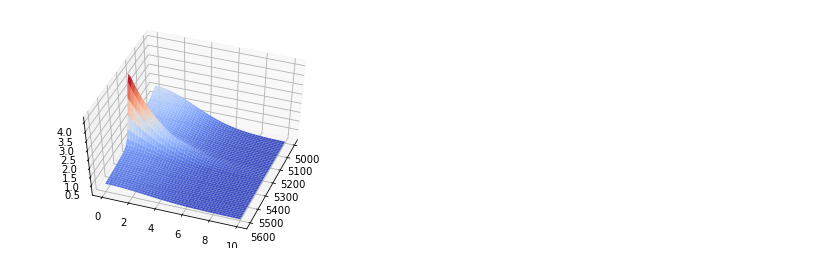
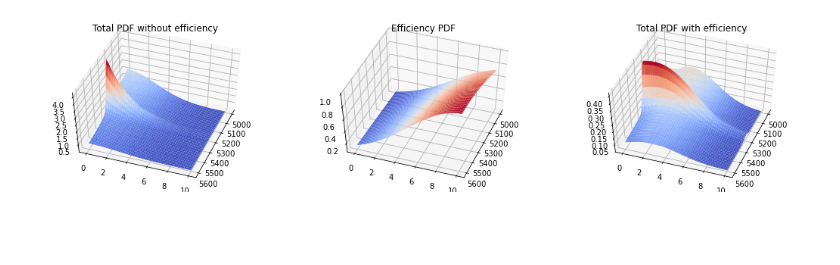
Before and after one commit to matthewkenzie/sweights, a Jupyter notebook: eff_study.ipynb, the cells around one changed output. Cells and saved outputs as stored; diff of their text form; code cells hidden in the pictures; blank space fills up the shorter version.

Commit message:
Efficiency check works - wahoo

```diff
--- a/eff_study.ipynb
+++ b/eff_study.ipynb
@@ -117,22 +116,106 @@ bkg_norm_mass = np.diff(bkg_pdf_mass.cdf(mrange))
 sig_norm_time = np.diff(sig_pdf_time.cdf(trange))
 bkg_norm_time = np.diff(bkg_pdf_time.cdf(trange))
 
+# get the efficiency normalised back to one also
+#range2d = np.dstack( (mrange,trange) )
+#eff_norm = np.diff( eff_pdf.cdf( range2d ) )
+#print(np.diff( eff_pdf.cdf( range2d )/eff_norm ) )
 
 ### now plot the pdf with the efficiency included
-def pdf(x, y, eff=True):
+def pdf(x, y, eff=True, sonly=False, bonly=False):
     sig_term = truth_n_sig * sig_pdf_mass.pdf(x)/sig_norm_mass * sig_pdf_time.pdf(y)/sig_norm_time
     bkg_term = truth_n_bkg * bkg_pdf_mass.pdf(x)/bkg_norm_mass * bkg_pdf_time.pdf(y)/bkg_norm_time
     sum_term = sig_term + bkg_term
+    if sonly: sum_term = sig_term
+    if bonly: sum_term = bkg_term
     if eff: return eff_pdf.pdf(np.dstack((x,y)))/eff_norm * sum_term
+    else: return sum_term
+
+# get expectation value of t at given mass m
+def expt(m):
+    evals = np.empty(m.shape)
+    for i, v in enumerate(m):
+        exp_norm = quad( lambda t: eff_pdf.pdf([v,t]), *trange )[0]
+        exp_val  = quad( lambda t: t*eff_pdf.pdf([v,t])/exp_norm, *trange )[0]
+        evals[i] = exp_val
+    return evals
+
+# get expectation value of m at given time t
+def expm(t):
+    evals = np.empty(t.shape)
+    for i, v in enumerate(t):
+        exp_norm = quad( lambda m: eff_pdf.pdf([m,v]), *mrange )[0]
+        exp_val  = quad( lambda m: m*eff_pdf.pdf([m,v])/exp_norm, *mrange )[0]
+        evals[i] = exp_val
+    return evals
+
+def pdf_proj(x, axis='x', eff=True, sonly=False, bonly=False, eonly=False):
+    assert(axis=='x' or axis=='y' or axis=='m' or axis=='t')
+    if axis=='x' or axis=='m':
+        sig_term = truth_n_sig * sig_pdf_mass.pdf(x)/sig_norm_mass
+        bkg_term = truth_n_bkg * bkg_pdf_mass.pdf(x)/bkg_norm_mass
+    elif axis=='y' or axis=='t':
+        sig_term = truth_n_sig * sig_pdf_time.pdf(x)/sig_norm_time
+        bkg_term = truth_n_bkg * bkg_pdf_time.pdf(x)/bkg_norm_time
+    else: return -1
+
+    sum_term = sig_term + bkg_term
+    if sonly: sum_term = sig_term
+    if bonly: sum_term = bkg_term
+    if eonly: sum_term = 1.
+    if eff:
+        if   axis=='x' or axis=='m': vals = np.dstack((x,expt(x)))
+        elif axis=='y' or axis=='t': vals = np.dstack((expm(x),x))
+        else: return -1
+        return eff_pdf.pdf(vals)/eff_norm * sum_term
     else: return sum_term
 
 fig = plt.figure(figsize=(18,4))
 gs = gridspec.GridSpec(1, 3)
 
+mass = np.linspace(*mrange,100)
+time = np.linspace(*trange,100)
+
 x, y  = np.meshgrid( mass, time )
+
 ax   = fig.add_subplot(gs[0], projection='3d')
+ax.plot_surface(x,y,pdf(x,y, eff=False), cmap=cm.coolwarm)
 ax.view_init(50,20)
+ax.set_title('Total PDF without efficiency')
 
-ax.plot_surface(x,y,pdf(x,y,eff=False), cmap=cm.coolwarm)
-#ax.plot_surface(x,y,eff_pdf.pdf(np.dstack((x,y)))/eff_norm, cmap=cm.coolwarm)
+ax   = fig.add_subplot(gs[1], projection='3d')
+ax.plot_surface(x,y,eff_pdf.pdf(np.dstack((x,y)))/eff_norm, cmap=cm.coolwarm)
+ax.view_init(50,20)
+ax.set_title('Efficiency PDF')
+
+ax   = fig.add_subplot(gs[2], projection='3d')
+ax.plot_surface(x,y,pdf(x,y), cmap=cm.coolwarm)
+ax.view_init(50,20)
+ax.set_title('Total PDF with efficiency')
+
+fig, ax = plt.subplots(1,2,figsize=(18,6))
+ax[0].plot( mass, pdf_proj(mass, axis='m'), 'k-' )
+ax[0].plot( mass, pdf_proj(mass, axis='m', sonly=True), 'r--' )
+ax[0].plot( mass, pdf_proj(mass, axis='m', bonly=True), 'b--' )
+ax[0].set_xlabel('mass')
+ax[0].set_title('Mass PDF with efficiency')
+
+ax[1].plot( time, pdf_proj(time, axis='t'), 'k-' )
+ax[1].plot( time, pdf_proj(time, axis='t', sonly=True), 'r--' )
+ax[1].plot( time, pdf_proj(time, axis='t', bonly=True), 'b--' )
+ax[1].set_xlabel('time')
+ax[1].set_title('Time PDF with efficiency')
+
+fig, ax = plt.subplots(1,2,figsize=(18,6))
+ax[0].plot( mass, pdf_proj(mass, axis='m', eonly=True))
+ax[0].set_ylim(0,1)
+ax[0].set_xlabel('mass')
+ax[0].set_ylabel('efficiency')
+ax[0].set_title('Mass efficiency projection')
+
+ax[1].plot( time, pdf_proj(time, axis='t', eonly=True))
+ax[1].set_ylim(0,1)
+ax[1].set_xlabel('time')
+ax[1].set_ylabel('efficiency')
+ax[1].set_title('Time efficiency projection')
 # %% [output]
@@ -140 +223 @@ ax.plot_surface(x,y,pdf(x,y,eff=False), cmap=cm.coolwarm)
-[figure, old version]
+[figure, new version]
```
Also changed, not shown: parts of 7 cells of this notebook, 4 other files.
